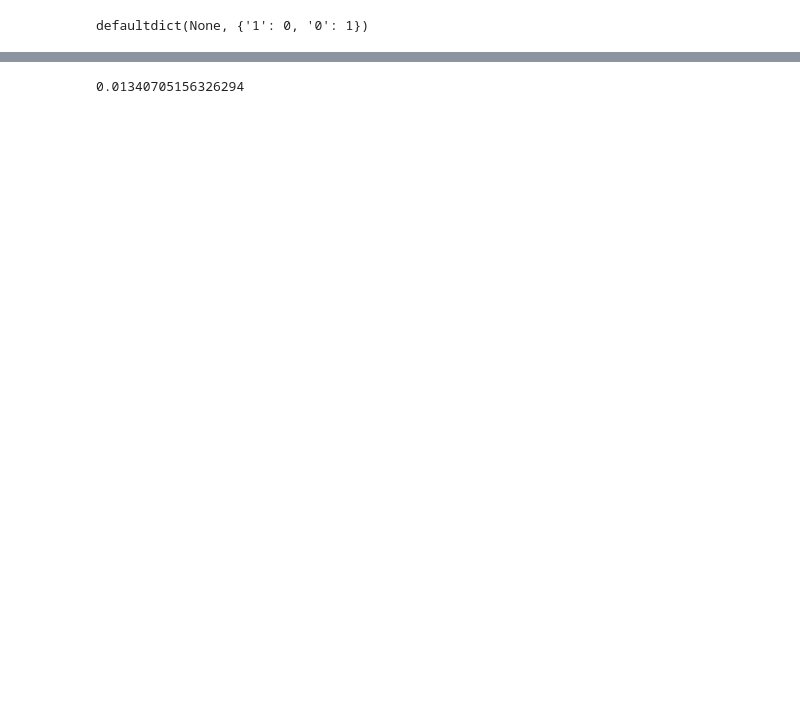
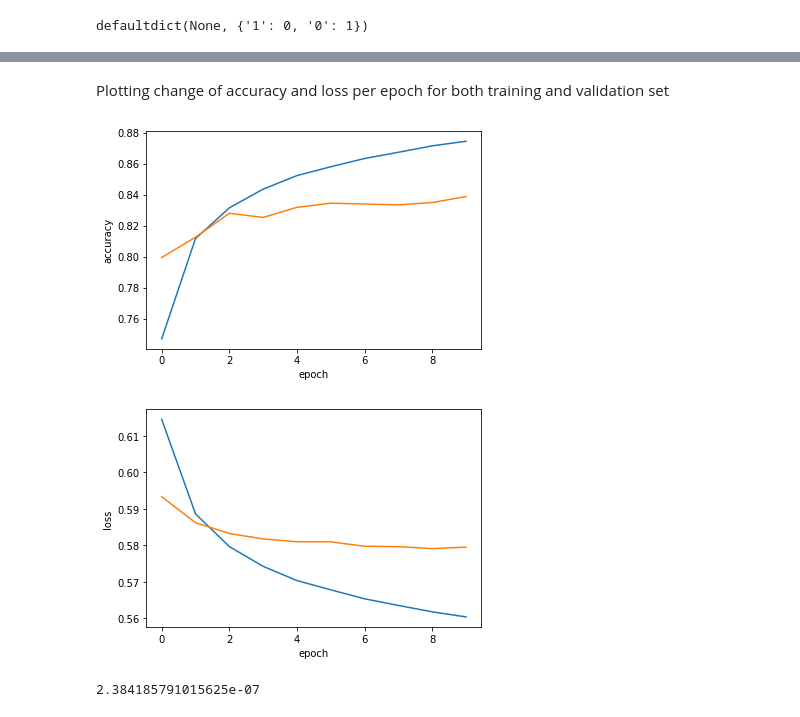
Before and after one commit to sami001/twitter-sentiment-analysis, a Jupyter notebook: twitter-sentiment-analysis.ipynb, the cells around one changed output, grey strips where cells are left out. Drawn from its saved outputs; the diff is of its cells as text; code cells hidden in the pictures; blank space fills up the shorter version.

```diff
--- a/twitter-sentiment-analysis.ipynb
+++ b/twitter-sentiment-analysis.ipynb
@@ -73,7 +78,7 @@ defaultdict(None, {'1': 0, '0': 1})
 device = torch.device('cuda' if torch.cuda.is_available() else 'cpu')
 
 #set batch size
-BATCH_SIZE = 64
+BATCH_SIZE = 1024
 
 #Load an iterator
 train_iterator, valid_iterator = data.BucketIterator.splits(
@@ -175,8 +186,8 @@ torch.Size([109437, 100])
 import torch.optim as optim
 
 #define optimizer and loss
-optimizer = optim.Adam(model.parameters())
-criterion = nn.BCELoss()
+optimizer = optim.Adam(model.parameters(), lr=0.001)
+criterion = nn.BCEWithLogitsLoss()
 
 #define metric
 def binary_accuracy(preds, y):
@@ -259,8 +272,13 @@ def evaluate(model, iterator, criterion):
 
     return epoch_loss / len(iterator), epoch_acc / len(iterator)
 # %%
-N_EPOCHS = 5
+N_EPOCHS = 10
 best_valid_loss = float('inf')
+
+train_losses = []
+valid_losses = []
+train_accs = []
+valid_accs = []
 
 for epoch in range(N_EPOCHS):
 
@@ -269,7 +287,6 @@ for epoch in range(N_EPOCHS):
 
     #evaluate the model
     valid_loss, valid_acc = evaluate(model, valid_iterator, criterion)
-
     #save the best model
     if valid_loss < best_valid_loss:
         best_valid_loss = valid_loss
@@ -277,4 +294,9 @@ for epoch in range(N_EPOCHS):
 
     print(f'\tTrain Loss: {train_loss:.3f} | Train Acc: {train_acc*100:.2f}%')
     print(f'\t Val. Loss: {valid_loss:.3f} |  Val. Acc: {valid_acc*100:.2f}%')
+
+    train_losses.append(train_loss)
+    train_accs.append(train_acc)
+    valid_losses.append(valid_loss)
+    valid_accs.append(valid_acc)
 # %% [output]
@@ -291,3 +323,31 @@ for epoch in range(N_EPOCHS):
+# %% [markdown]
+Plotting change of accuracy and loss per epoch for both training and validation set
+# %%
+import matplotlib.pyplot as plt
+import numpy as np
+import pandas as pd
+
+epoch = np.array(range(N_EPOCHS))
+ta = np.array(train_accs)
+va = np.array(valid_accs)
+d = {'epoch': epoch, 'accuracy': ta}
+sns.lineplot(x='epoch', y='accuracy', data=pd.DataFrame(d))
+d = {'epoch': epoch, 'accuracy': va}
+sns.lineplot(x='epoch', y='accuracy', data=pd.DataFrame(d))
+plt.show()
+
+
+epoch = np.array(range(N_EPOCHS))
+tl = np.array(train_losses)
+vl = np.array(valid_losses)
+d = {'epoch': epoch, 'loss': tl}
+sns.lineplot(x='epoch', y='loss', data=pd.DataFrame(d))
+d = {'epoch': epoch, 'loss': vl}
+sns.lineplot(x='epoch', y='loss', data=pd.DataFrame(d))
+plt.show()
+# %% [output]
+[figure, added]
+[figure, added]
 # %%
 #load weights
 path='saved_weights.pt'
@@ -309,9 +369,9 @@ def predict(model, sentence):
     return 1-prediction.item()
 # %%
 #make predictions
-predict(model, "this weekend sucked so far")
+predict(model, "feeling lonely")
 # %% [output]
-0.01340705156326294
+2.384185791015625e-07
 # %%
 #insincere question
 predict(model, "I love everybody.")
```
Also changed, not shown: parts of 17 cells of this notebook.
